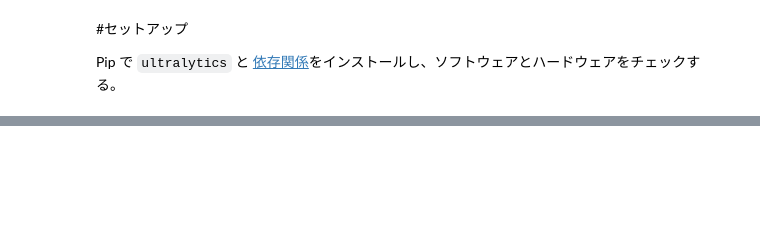
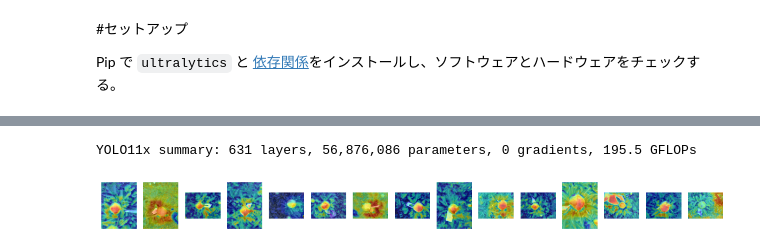
Before and after one commit to 1900690/heatmap_yolo, a Jupyter notebook: heatmaps.ipynb, the cells around one changed output, grey strips where cells are left out. Saved outputs shown, nothing was run; the diff lists cells and outputs as text; code cells hidden in the pictures; blank space fills up the shorter version.

```diff
--- a/heatmaps.ipynb
+++ b/heatmaps.ipynb
@@ -63,20 +109,23 @@ cv2.destroyAllWindows()
 # %%
 from YOLOv8_Explainer import yolov8_heatmap, display_images
 
 model = yolov8_heatmap(
-    weight="/content/yolov8s.pt",
+    weight="/content/yolo11x.pt",
         conf_threshold=0.4,
         #device = "cpu",
         method = "EigenCAM",
         layer=[10, 12, 14, 16, 18, -3],
         #backward_type="all",
         ratio=0.02,
         show_box=False,
         renormalize=False,
 )
 
 imagelist = model(
-    img_path="/content/001 (2).jpg",
+    img_path="/content/original",
     )
 
 display_images(imagelist)
+# %% [output]
+YOLO11x summary: 631 layers, 56,876,086 parameters, 0 gradients, 195.5 GFLOPs
+[figure, added]
```
Also changed, not shown: parts of 6 cells of this notebook.
